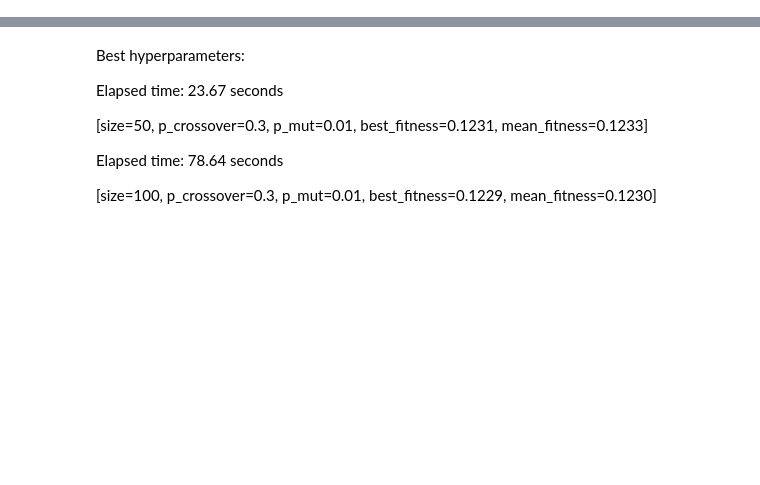
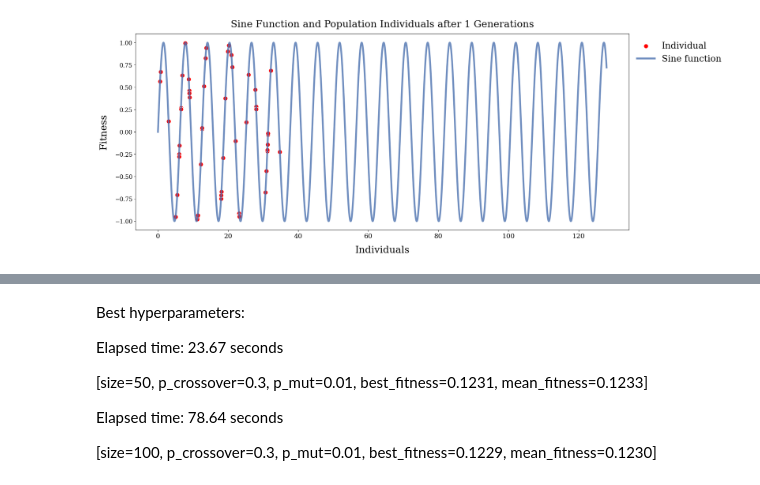
Before and after one commit to olavforland/IT3708, a Jupyter notebook: Project1/project1.ipynb, the cells around one changed output, grey strips where cells are left out. Saved outputs shown, nothing was run; the diff lists cells and outputs as text; code cells hidden in the pictures; blank space fills up the shorter version.

```diff
--- a/Project1/project1.ipynb
+++ b/Project1/project1.ipynb
@@ -17,9 +19,11 @@ plot_fitness(mean_fitness, best_fitness)
 # %%
 from plots import plot_sine
 x_pop = list(map(lambda x: np.asarray(sga_sine.decode(x), dtype=float), population))
 
 
-plot_sine(x_pop, generation=0)
+plot_sine(x_pop, generation=1)
+# %% [output]
+[figure, added]
 # %%
 from genetic_algorithm import SGA_LinReg
 import pandas as pd
```
Also changed, not shown: parts of 9 cells of this notebook, 1 other file.
